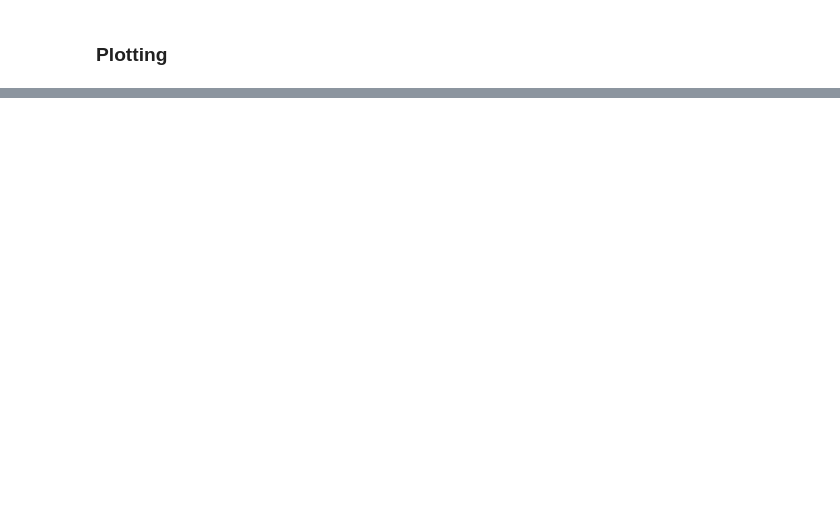
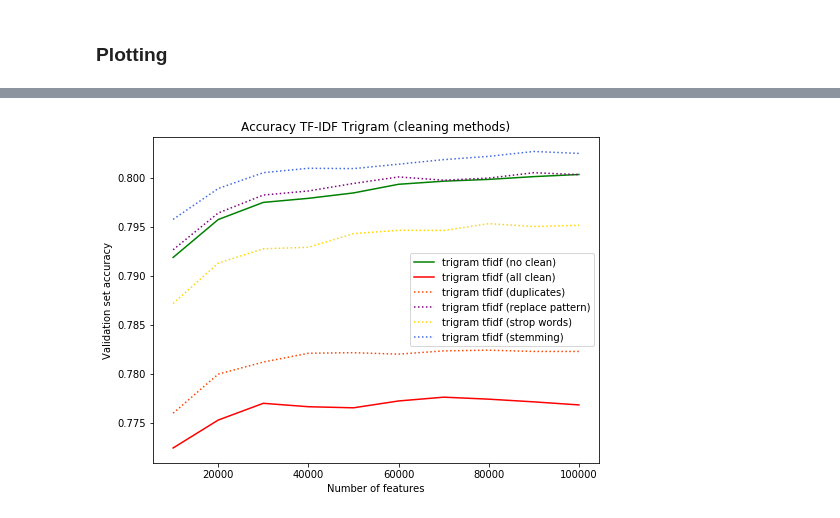
Before and after one commit to baraschi/Twitter_Sentiment_Analysis, a Jupyter notebook: Run_All_Combinations.ipynb, the cells around one changed output, grey strips where cells are left out. Saved outputs shown, nothing was run; the diff lists cells and outputs as text; code cells hidden in the pictures; blank space fills up the shorter version.

```diff
--- a/Run_All_Combinations.ipynb
+++ b/Run_All_Combinations.ipynb
@@ -177,0 +233,21 @@ plot_accuracies(
+# %%
+sub_dfs = [
+    pltdf(df,"tfidf", 3, 0, 0, 0, 0),
+    pltdf(df,"tfidf", 3, 1, 1, 1, 1),
+    pltdf(df,"tfidf", 3, 1, 0, 0, 0),
+    pltdf(df,"tfidf", 3, 0, 1, 0, 0),
+    pltdf(df,"tfidf", 3, 0, 0, 1, 0),
+    pltdf(df,"tfidf", 3, 0, 0, 0, 1),
+]
+
+plot_accuracies(
+    sub_dfs,
+    legends = ['trigram tfidf (no clean)','trigram tfidf (all clean)', 'trigram tfidf (duplicates)', 'trigram tfidf (replace pattern)', 'trigram tfidf (strop words)', 'trigram tfidf (stemming)'],
+    colors = ['green', 'red', 'orangered', 'purple', 'gold', 'royalblue'],
+    linestyles = ['-','-',':',':',':',':'],
+    title = 'Accuracy TF-IDF Trigram (cleaning methods)',
+    axis_labels =['Number of features','Validation set accuracy'],
+    filename = "plot_tfidf_cleaning"
+)
+# %% [output]
+[figure, added]
```
Also changed, not shown: parts of 6 cells of this notebook, 7 other files.
